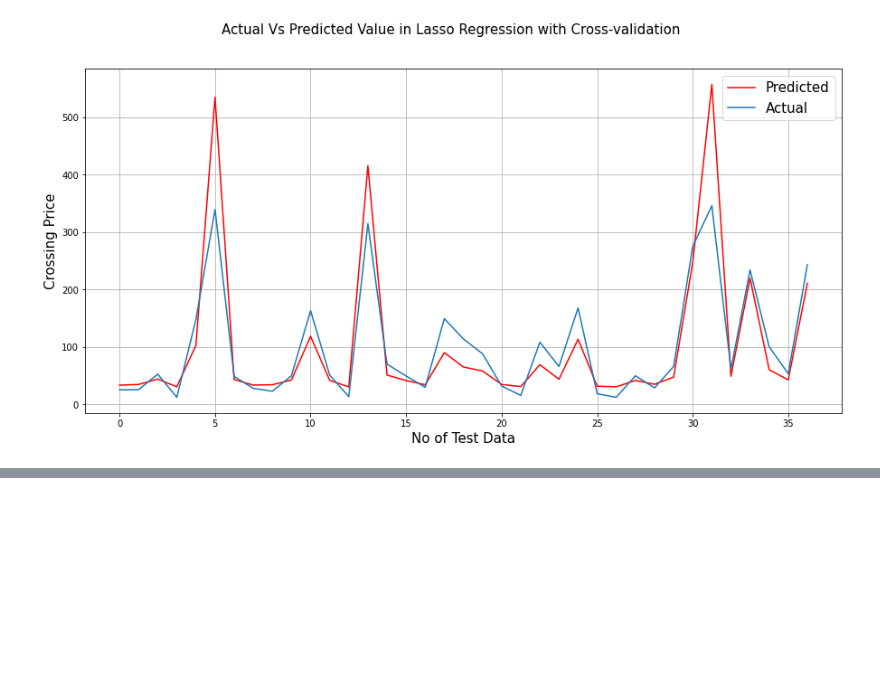
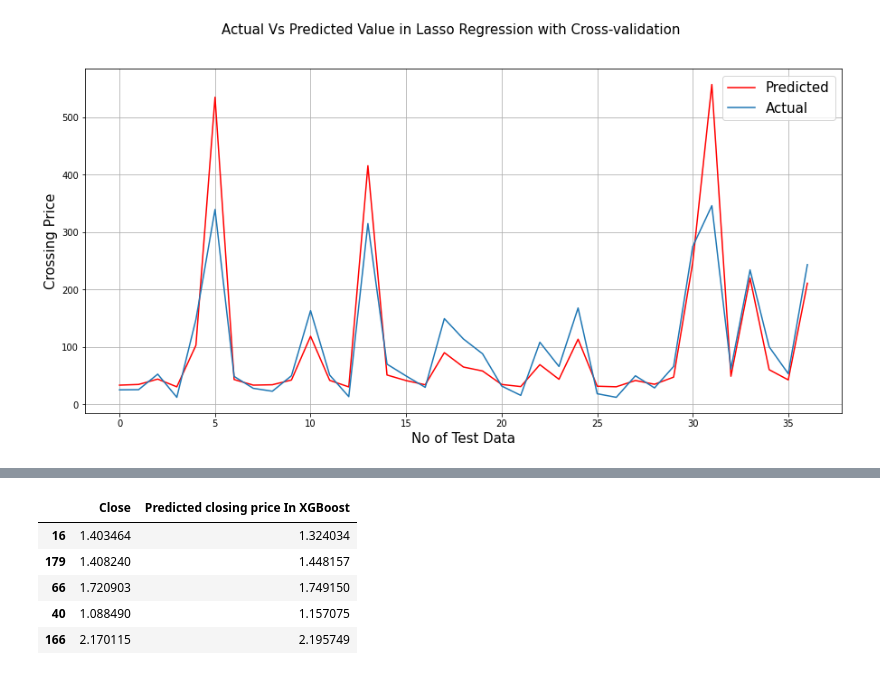
Before and after one commit to akashsinghsharma/almabetter-MLYesBank-RegressionProject, a Jupyter notebook: YES_BANK_Stock_closing_price_prediction.ipynb, the cells around one changed output, grey strips where cells are left out. Saved outputs shown, nothing was run; the diff lists cells and outputs as text; code cells hidden in the pictures; blank space fills up the shorter version.

```diff
--- a/YES_BANK_Stock_closing_price_prediction.ipynb
+++ b/YES_BANK_Stock_closing_price_prediction.ipynb
@@ -878,0 +925,13 @@ plt.grid(True)
+# %%
+test_df = pd.DataFrame(y_test)
+test_df.rename(columns = {'close' : 'Actual closing price'} , inplace = True)
+test_df['Predicted closing price In XGBoost'] = y_pred
+
+test_df.head()
+# %% [output]
+|  | Close | Predicted closing price In XGBoost |
+| 16 | 1.403464 | 1.324034 |
+| 179 | 1.408240 | 1.448157 |
+| 66 | 1.720903 | 1.749150 |
+| 40 | 1.088490 | 1.157075 |
+| 166 | 2.170115 | 2.195749 |
```
Also changed, not shown: parts of 11 cells of this notebook.
